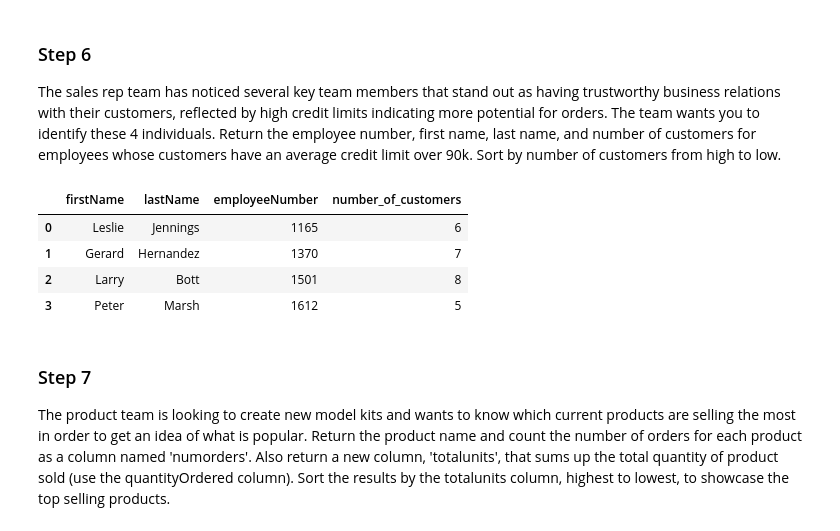
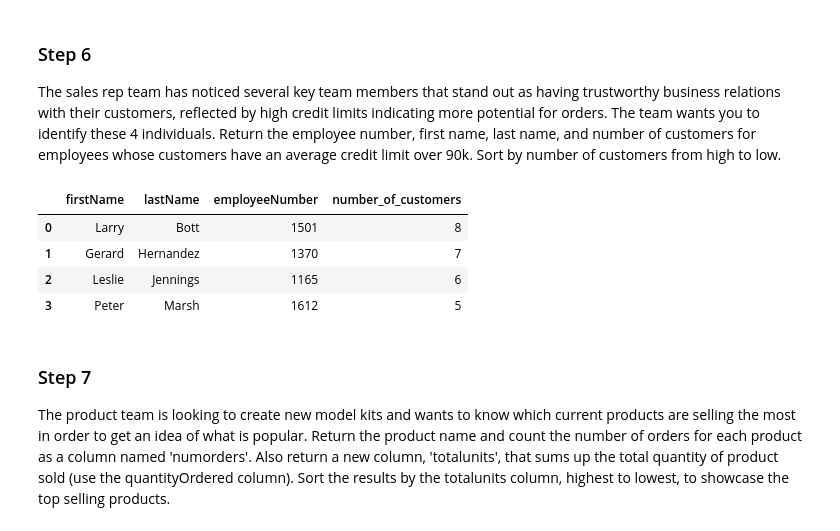
Before and after one commit to mohaski/lab3, a Jupyter notebook: SQLJoinsSubQueriesLab.ipynb, the cells around one changed output. Cells and saved outputs as stored; diff of their text form; code cells hidden in the pictures.

```diff
--- a/SQLJoinsSubQueriesLab.ipynb
+++ b/SQLJoinsSubQueriesLab.ipynb
@@ -197,20 +198,21 @@ The sales rep team has noticed several key team members that stand out as having
 # %%
 # CodeGrade step6
 # Replace None with your code
 df_credit = pd.read_sql("""
 SELECT e.firstName, e.lastName, e.employeenumber, COUNT(c.salesrepemployeenumber) AS number_of_customers
 FROM employees e
 JOIN customers c ON e.employeenumber = c.salesrepemployeenumber
 GROUP BY e.employeenumber
 HAVING AVG(c.creditlimit) > 90000
+ORDER BY number_of_customers DESC
                         """, conn)
 
 df_credit
 # %% [output]
 |  | firstName | lastName | employeeNumber | number_of_customers |
-| 0 | Leslie | Jennings | 1165 | 6 |
+| 0 | Larry | Bott | 1501 | 8 |
 | 1 | Gerard | Hernandez | 1370 | 7 |
-| 2 | Larry | Bott | 1501 | 8 |
+| 2 | Leslie | Jennings | 1165 | 6 |
 | 3 | Peter | Marsh | 1612 | 5 |
 # %% [markdown]
 ### Step 7
```
Also changed, not shown: parts of 4 cells of this notebook, 1 other file.
